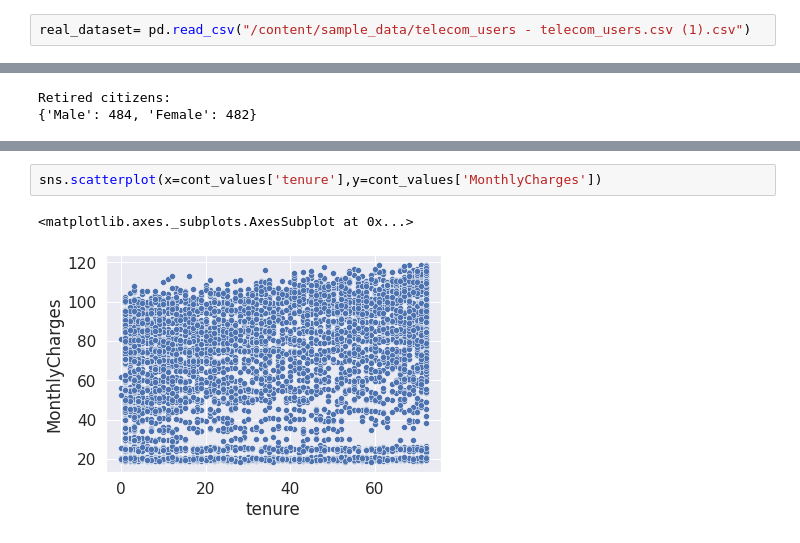
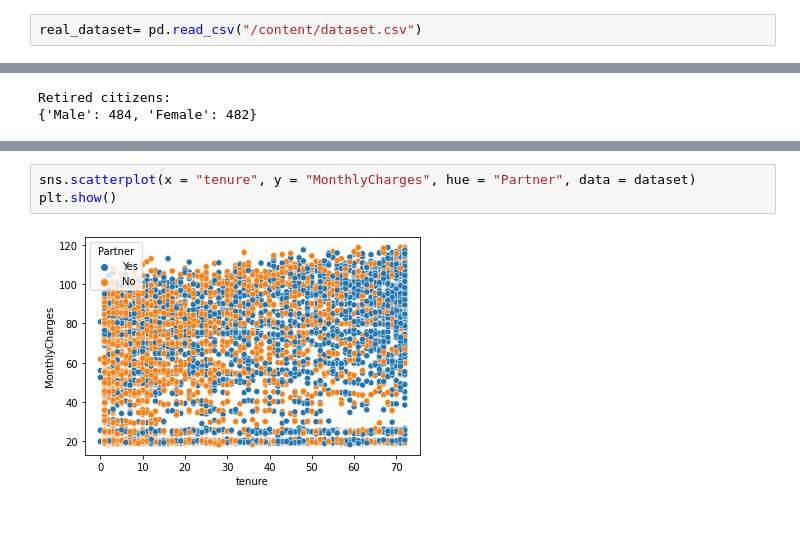
Before and after one commit to viktorjovev/TelecomChurnAnalysis, a Jupyter notebook: TelecomUsers.ipynb, the cells around one changed output, grey strips where cells are left out. Saved outputs shown, nothing was run; the diff lists cells and outputs as text.

```diff
--- a/TelecomUsers.ipynb
+++ b/TelecomUsers.ipynb
@@ -46,7 +48,7 @@ import matplotlib.pyplot as plt
 # %% [markdown]
 # **Loading Dataset**
 # %%
-real_dataset= pd.read_csv("/content/sample_data/telecom_users - telecom_users.csv (1).csv")
+real_dataset= pd.read_csv("/content/dataset.csv")
 # %%
 real_dataset.head()
 # %% [output]
@@ -145,5 +149,5 @@ sns.scatterplot(x=cont_values['tenure'],y=cont_values['TotalCharges']) #There is
 # %%
-sns.scatterplot(x=cont_values['tenure'],y=cont_values['MonthlyCharges'])
+sns.scatterplot(x = "tenure", y = "MonthlyCharges", hue = "Partner", data = dataset)
+plt.show()
 # %% [output]
-<matplotlib.axes._subplots.AxesSubplot at 0x...>
-[figure, old version]
+[figure, new version]
```
Also changed, not shown: parts of 8 cells of this notebook.
